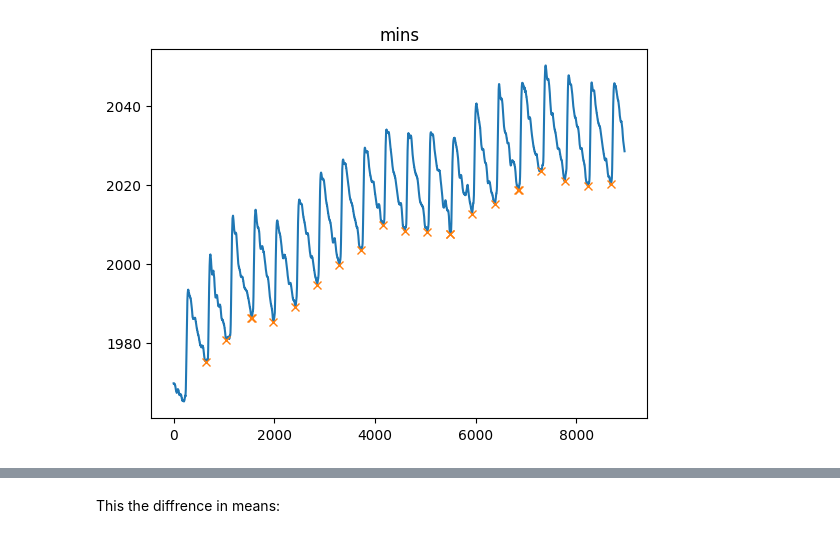
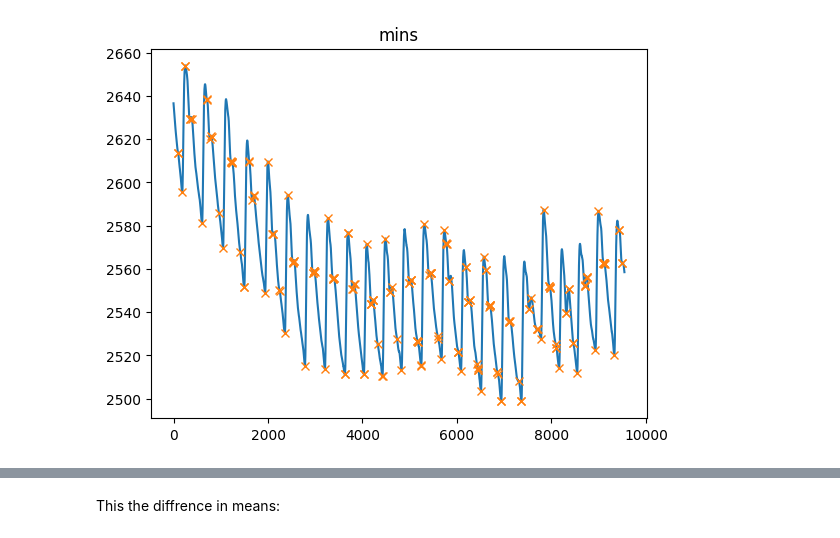
Before and after one commit to danielle34/summer24-lab, a Jupyter notebook: overlap_heartbeat.ipynb, the cells around one changed output, grey strips where cells are left out. Drawn from its saved outputs; the diff is of its cells as text; code cells hidden in the pictures.

Commit message:
used signal.filtfilt to get better minium values for each pulse

```diff
--- a/overlap_heartbeat.ipynb
+++ b/overlap_heartbeat.ipynb
@@ -16,12 +16,12 @@ from sklearn.metrics import mean_squared_error
 from sklearn.pipeline import make_pipeline
 # %%
 path = "/Users/cslinxs/Desktop/all_weeks/aurorabp-sample-data/sample/measurements_auscultatory/a001/a001.initial.Calibration_start_3.tsv"
-#path = "/Users/cslinxs/Desktop/all_weeks/aurorabp-sample-data/sample/measurements_auscultatory/a002/a002.initial.Static_seated_challenge_1.tsv"
+path = "/Users/cslinxs/Desktop/all_weeks/aurorabp-sample-data/sample/measurements_auscultatory/a002/a002.initial.Static_seated_challenge_1.tsv"
 #path ="/Users/cslinxs/Desktop/all_weeks/aurorabp-sample-data/sample/measurements_auscultatory/a004/a004.initial.Exercise_challenge_start_1.tsv"
-path = "/Users/cslinxs/Desktop/all_weeks/aurorabp-sample-data/sample/measurements_auscultatory/a000/a000.initial.Static_challenge_start_1.tsv"
+#path = "/Users/cslinxs/Desktop/all_weeks/aurorabp-sample-data/sample/measurements_auscultatory/a000/a000.initial.Static_challenge_start_1.tsv"
 
 
-path ="/Users/cslinxs/Desktop/all_weeks/aurorabp-sample-data/sample/measurements_auscultatory/a000/a000.initial.Static_seated_challenge_1.tsv"
+#path ="/Users/cslinxs/Desktop/all_weeks/aurorabp-sample-data/sample/measurements_auscultatory/a000/a000.initial.Static_seated_challenge_1.tsv"
 # %%
 # df = pd.read_csv(path,sep = '\t')
 # pos_pressure = df["pressure"]
@@ -41,16 +41,17 @@ path ="/Users/cslinxs/Desktop/all_weeks/aurorabp-sample-data/sample/measurements
 df = pd.read_csv(path,sep = '\t')
 pos_pressure = df["pressure"]
 # %%
-# df = pd.read_csv(path,sep = '\t')
-# pos_pressure = df["pressure"]
+df = pd.read_csv(path,sep = '\t')
+pos_pressure = df["pressure"]
 
 
-# b, a = signal.butter(5, 80, fs=pos_pressure)
-# #print(b,a)
+b, a = signal.butter(1, 0.02, analog=False)
+gustafsson_avg = signal.filtfilt(b, a, x= pos_pressure, method="gust")
+plt.plot(gustafsson_avg, 'b-', linewidth=1, label='gust')
+plt.plot(pos_pressure,  linewidth=0.5, label='real', color= "red")
 
-# fgust = signal.filtfilt(b, a, x= pos_pressure, method="gust")
-# plt.plot(fgust, 'b-', linewidth=1, label='gust')
-
-
-# plt.legend(loc='best')
-# plt.show()
+plt.title("with gustafsson_avg 0.02 frequency")
+plt.legend(loc='best')
+plt.ylabel("Pressure")
+plt.xlabel("time (seconds)")
+plt.show()
@@ -56,0 +60,10 @@ pos_pressure = df["pressure"]
+# %%
+##flat it out with HZ as 0.002
+
+y_flater = [real_pre-abs( guston_avg) for real_pre, guston_avg in zip(pos_pressure, gustafsson_avg)]
+
+plt.plot(y_flater,  linewidth=0.5, label='real', color= "red")
+
+plt.title("with y axis being flatened")
+plt.legend(loc='best')
+plt.show()
@@ -57,16 +72,16 @@ pos_pressure = df["pressure"]
 # %%
 
 df = pd.read_csv(path,sep = '\t')
 pos_pressure = df["pressure"]
 
-neglist = [ -x for x in pos_pressure]
+neglist = [ -x for x in y_flater]
 
-min_peaks, _ = find_peaks(neglist, prominence=10,width=80 )
+min_peaks, _ = find_peaks(neglist)
 
 
 plt.plot(pos_pressure)
 plt.plot(min_peaks, pos_pressure[min_peaks], "x")
 plt.title("mins")
 plt.show()
 # %% [output]
-[figure, old version]
+[figure, new version]
```
Also changed, not shown: parts of 17 cells of this notebook, 2 other files.
